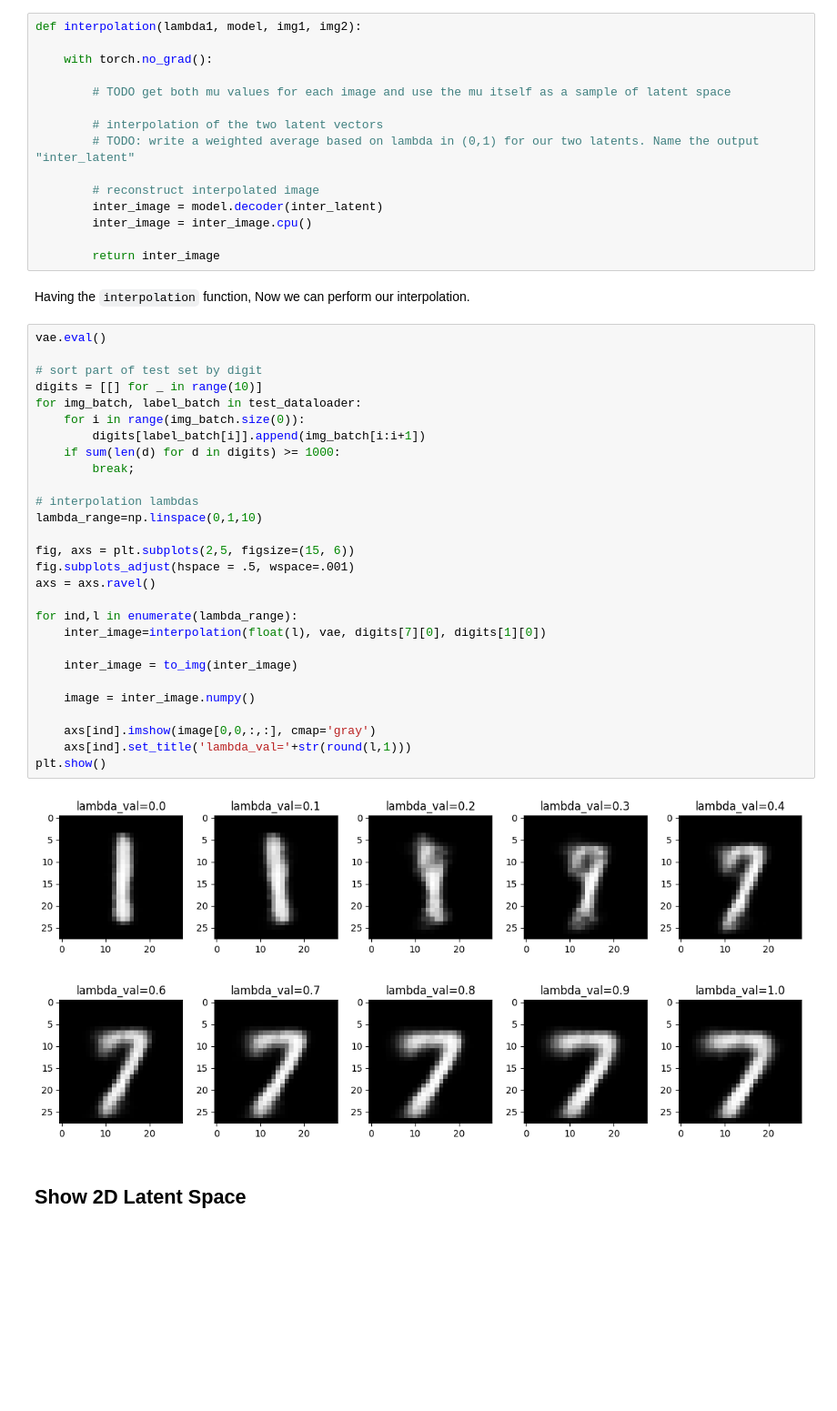
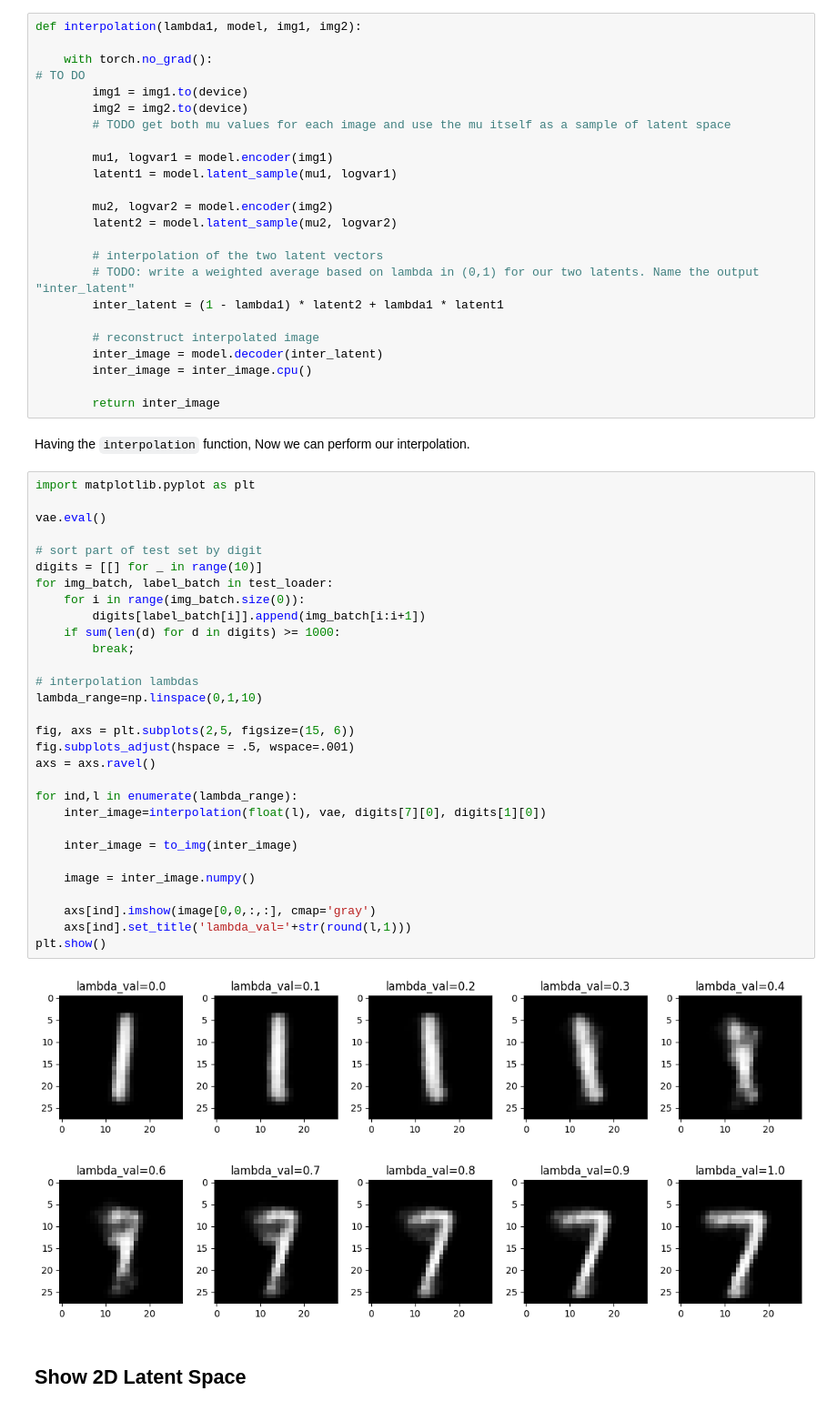
Before and after one commit to kiananasiri/Rayyan-AI-, a Jupyter notebook: Homework_3_Kiana_Nasiri.ipynb, the cells around one changed output. Shown at 91% size. Drawn from its saved outputs; the diff is of its cells as text; blank space fills up the shorter version.

```diff
--- a/Homework_3_Kiana_Nasiri.ipynb
+++ b/Homework_3_Kiana_Nasiri.ipynb
@@ -350,11 +348,20 @@ Since the Decoder only needs a sample to create an image, it is fairly easy to p
 def interpolation(lambda1, model, img1, img2):
 
     with torch.no_grad():
+# TO DO
+        img1 = img1.to(device)
+        img2 = img2.to(device)
+        # TODO get both mu values for each image and use the mu itself as a sample of latent space
 
-        # TODO get both mu values for each image and use the mu itself as a sample of latent space
+        mu1, logvar1 = model.encoder(img1)
+        latent1 = model.latent_sample(mu1, logvar1)
+
+        mu2, logvar2 = model.encoder(img2)
+        latent2 = model.latent_sample(mu2, logvar2)
 
         # interpolation of the two latent vectors
         # TODO: write a weighted average based on lambda in (0,1) for our two latents. Name the output "inter_latent"
+        inter_latent = (1 - lambda1) * latent2 + lambda1 * latent1
 
         # reconstruct interpolated image
         inter_image = model.decoder(inter_latent)
@@ -364,35 +371,37 @@ def interpolation(lambda1, model, img1, img2):
 # %% [markdown]
 Having the `interpolation` function, Now we can perform our interpolation.
 # %%
+import matplotlib.pyplot as plt
+
 vae.eval()
 
 # sort part of test set by digit
 digits = [[] for _ in range(10)]
-for img_batch, label_batch in test_dataloader:
+for img_batch, label_batch in test_loader:
     for i in range(img_batch.size(0)):
         digits[label_batch[i]].append(img_batch[i:i+1])
     if sum(len(d) for d in digits) >= 1000:
         break;
 
 # interpolation lambdas
 lambda_range=np.linspace(0,1,10)
 
 fig, axs = plt.subplots(2,5, figsize=(15, 6))
 fig.subplots_adjust(hspace = .5, wspace=.001)
 axs = axs.ravel()
 
 for ind,l in enumerate(lambda_range):
     inter_image=interpolation(float(l), vae, digits[7][0], digits[1][0])
 
     inter_image = to_img(inter_image)
 
     image = inter_image.numpy()
 
     axs[ind].imshow(image[0,0,:,:], cmap='gray')
     axs[ind].set_title('lambda_val='+str(round(l,1)))
 plt.show()
 # %% [output]
-[figure, old version]
+[figure, new version]
 # %% [markdown]
 Show 2D Latent Space
 ---------------------
```
Also changed, not shown: parts of 6 cells of this notebook.
